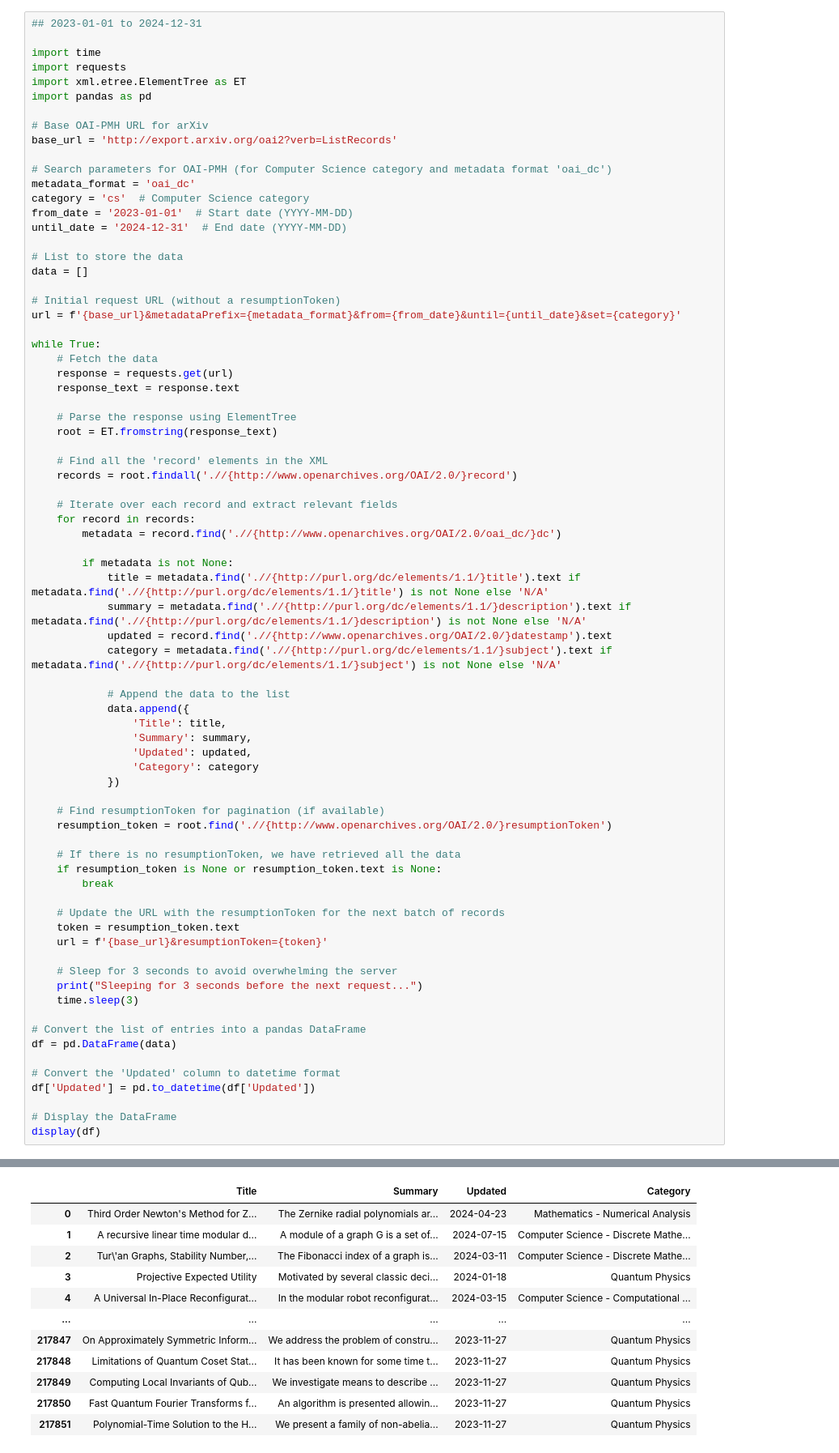
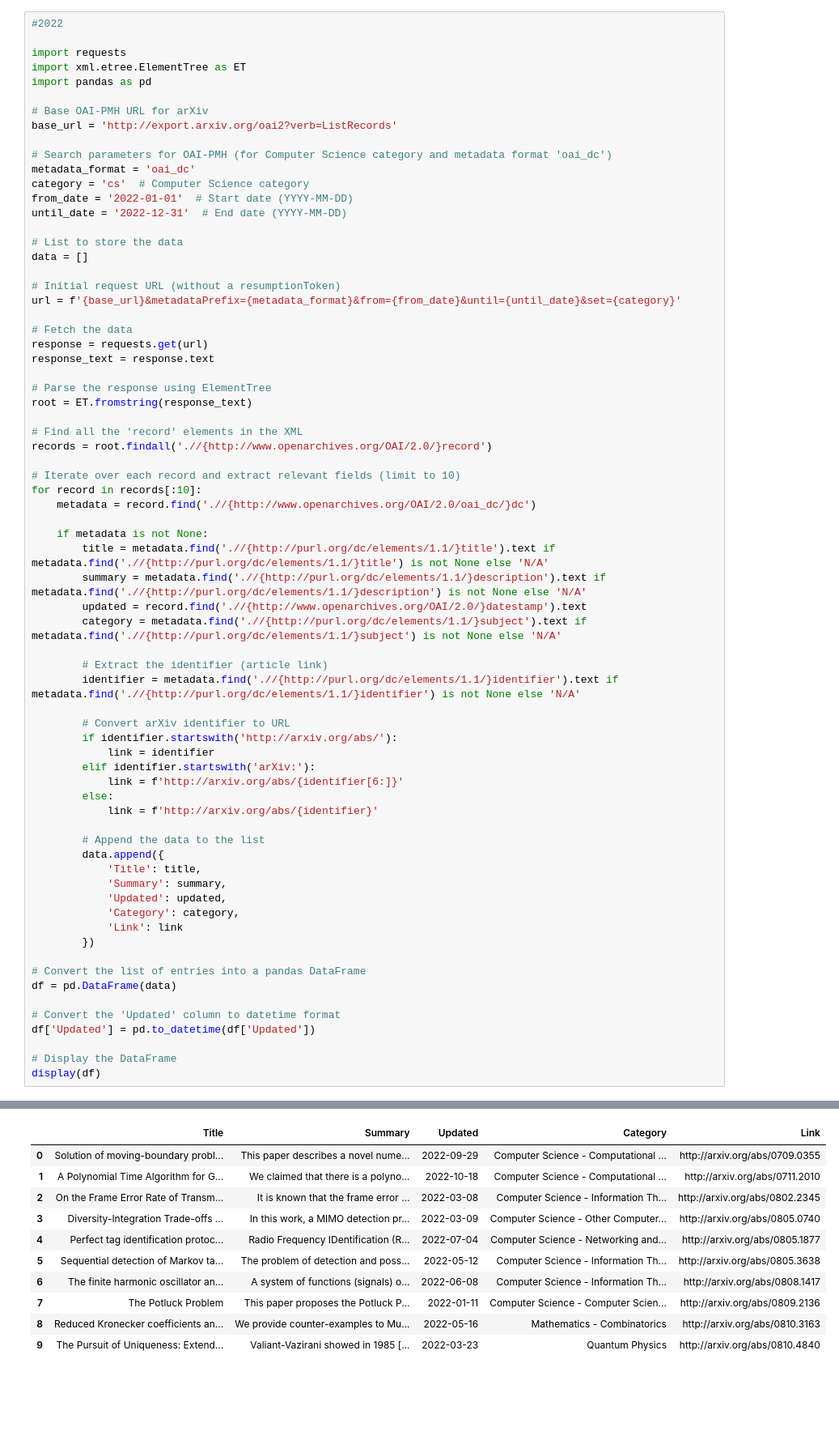
Before and after one commit to wbcmthh42/plp_practice_proj, a Jupyter notebook: arxiv/retrieve_papers_with_link.ipynb, the cells around one changed output, grey strips where cells are left out. Shown at 81% size. Drawn from its saved outputs; the diff is of its cells as text; blank space fills up the shorter version.

Commit message:
update notebook to retreive articles links

```diff
--- a/arxiv/retrieve_papers_with_link.ipynb
+++ b/arxiv/retrieve_papers_with_link.ipynb
@@ -8,9 +8,8 @@ Requirement already satisfied: sgmllib3k in /opt/anaconda3/lib/python3.11/site-p
 # %% [markdown]
 ## Filtering Search to only Papers under the category: CS
 # %%
-## 2023-01-01 to 2024-12-31
+#2022
 
-import time
 import requests
 import xml.etree.ElementTree as ET
 import pandas as pd
@@ -21,8 +20,8 @@ base_url = 'http://export.arxiv.org/oai2?verb=ListRecords'
 # Search parameters for OAI-PMH (for Computer Science category and metadata format 'oai_dc')
 metadata_format = 'oai_dc'
 category = 'cs'  # Computer Science category
-from_date = '2023-01-01'  # Start date (YYYY-MM-DD)
-until_date = '2024-12-31'  # End date (YYYY-MM-DD)
+from_date = '2022-01-01'  # Start date (YYYY-MM-DD)
+until_date = '2022-12-31'  # End date (YYYY-MM-DD)
 
 # List to store the data
 data = []
@@ -30,49 +29,45 @@ data = []
 # Initial request URL (without a resumptionToken)
 url = f'{base_url}&metadataPrefix={metadata_format}&from={from_date}&until={until_date}&set={category}'
 
-while True:
-    # Fetch the data
-    response = requests.get(url)
-    response_text = response.text
+# Fetch the data
+response = requests.get(url)
+response_text = response.text
 
-    # Parse the response using ElementTree
-    root = ET.fromstring(response_text)
+# Parse the response using ElementTree
+root = ET.fromstring(response_text)
 
-    # Find all the 'record' elements in the XML
-    records = root.findall('.//{http://www.openarchives.org/OAI/2.0/}record')
+# Find all the 'record' elements in the XML
+records = root.findall('.//{http://www.openarchives.org/OAI/2.0/}record')
 
-    # Iterate over each record and extract relevant fields
-    for record in records:
-        metadata = record.find('.//{http://www.openarchives.org/OAI/2.0/oai_dc/}dc')
+# Iterate over each record and extract relevant fields (limit to 10)
+for record in records[:10]:
+    metadata = record.find('.//{http://www.openarchives.org/OAI/2.0/oai_dc/}dc')
 
-        if metadata is not None:
-            title = metadata.find('.//{http://purl.org/dc/elements/1.1/}title').text if metadata.find('.//{http://purl.org/dc/elements/1.1/}title') is not None else 'N/A'
-            summary = metadata.find('.//{http://purl.org/dc/elements/1.1/}description').text if metadata.find('.//{http://purl.org/dc/elements/1.1/}description') is not None else 'N/A'
-            updated = record.find('.//{http://www.openarchives.org/OAI/2.0/}datestamp').text
-            category = metadata.find('.//{http://purl.org/dc/elements/1.1/}subject').text if metadata.find('.//{http://purl.org/dc/elements/1.1/}subject') is not None else 'N/A'
+    if metadata is not None:
+        title = metadata.find('.//{http://purl.org/dc/elements/1.1/}title').text if metadata.find('.//{http://purl.org/dc/elements/1.1/}title') is not None else 'N/A'
+        summary = metadata.find('.//{http://purl.org/dc/elements/1.1/}description').text if metadata.find('.//{http://purl.org/dc/elements/1.1/}description') is not None else 'N/A'
+        updated = record.find('.//{http://www.openarchives.org/OAI/2.0/}datestamp').text
+        category = metadata.find('.//{http://purl.org/dc/elements/1.1/}subject').text if metadata.find('.//{http://purl.org/dc/elements/1.1/}subject') is not None else 'N/A'
 
-            # Append the data to the list
-            data.append({
-                'Title': title,
-                'Summary': summary,
-                'Updated': updated,
-                'Category': category
-            })
+        # Extract the identifier (article link)
+        identifier = metadata.find('.//{http://purl.org/dc/elements/1.1/}identifier').text if metadata.find('.//{http://purl.org/dc/elements/1.1/}identifier') is not None else 'N/A'
 
-    # Find resumptionToken for pagination (if available)
-    resumption_token = root.find('.//{http://www.openarchives.org/OAI/2.0/}resumptionToken')
+        # Convert arXiv identifier to URL
+        if identifier.startswith('http://arxiv.org/abs/'):
+            link = identifier
+        elif identifier.startswith('arXiv:'):
+            link = f'http://arxiv.org/abs/{identifier[6:]}'
+        else:
+            link = f'http://arxiv.org/abs/{identifier}'
 
-    # If there is no resumptionToken, we have retrieved all the data
-    if resumption_token is None or resumption_token.text is None:
-        break
-
-    # Update the URL with the resumptionToken for the next batch of records
-    token = resumption_token.text
-    url = f'{base_url}&resumptionToken={token}'
-
-    # Sleep for 3 seconds to avoid overwhelming the server
-    print("Sleeping for 3 seconds before the next request...")
-    time.sleep(3)
+        # Append the data to the list
+        data.append({
+            'Title': title,
+            'Summary': summary,
+            'Updated': updated,
+            'Category': category,
+            'Link': link
+        })
 
 # Convert the list of entries into a pandas DataFrame
 df = pd.DataFrame(data)
@@ -103,12 +81,11 @@ Sleeping for 3 seconds before the next request...
-|  | Title | Summary | Updated | Category |
-| 0 | Third Order Newton's Method for Z... | The Zernike radial polynomials ar... | 2024-04-23 | Mathematics - Numerical Analysis |
-| 1 | A recursive linear time modular d... | A module of a graph G is a set of... | 2024-07-15 | Computer Science - Discrete Mathe... |
-| 2 | Tur\'an Graphs, Stability Number,... | The Fibonacci index of a graph is... | 2024-03-11 | Computer Science - Discrete Mathe... |
-| 3 | Projective Expected Utility | Motivated by several classic deci... | 2024-01-18 | Quantum Physics |
-| 4 | A Universal In-Place Reconfigurat... | In the modular robot reconfigurat... | 2024-03-15 | Computer Science - Computational ... |
-| ... | ... | ... | ... | ... |
-| 217847 | On Approximately Symmetric Inform... | We address the problem of constru... | 2023-11-27 | Quantum Physics |
-| 217848 | Limitations of Quantum Coset Stat... | It has been known for some time t... | 2023-11-27 | Quantum Physics |
-| 217849 | Computing Local Invariants of Qub... | We investigate means to describe ... | 2023-11-27 | Quantum Physics |
-| 217850 | Fast Quantum Fourier Transforms f... | An algorithm is presented allowin... | 2023-11-27 | Quantum Physics |
-| 217851 | Polynomial-Time Solution to the H... | We present a family of non-abelia... | 2023-11-27 | Quantum Physics |
+|  | Title | Summary | Updated | Category | Link |
+| 0 | Solution of moving-boundary probl... | This paper describes a novel nume... | 2022-09-29 | Computer Science - Computational ... | http://arxiv.org/abs/0709.0355 |
+| 1 | A Polynomial Time Algorithm for G... | We claimed that there is a polyno... | 2022-10-18 | Computer Science - Computational ... | http://arxiv.org/abs/0711.2010 |
+| 2 | On the Frame Error Rate of Transm... | It is known that the frame error ... | 2022-03-08 | Computer Science - Information Th... | http://arxiv.org/abs/0802.2345 |
+| 3 | Diversity-Integration Trade-offs ... | In this work, a MIMO detection pr... | 2022-03-09 | Computer Science - Other Computer... | http://arxiv.org/abs/0805.0740 |
+| 4 | Perfect tag identification protoc... | Radio Frequency IDentification (R... | 2022-07-04 | Computer Science - Networking and... | http://arxiv.org/abs/0805.1877 |
+| 5 | Sequential detection of Markov ta... | The problem of detection and poss... | 2022-05-12 | Computer Science - Information Th... | http://arxiv.org/abs/0805.3638 |
+| 6 | The finite harmonic oscillator an... | A system of functions (signals) o... | 2022-06-08 | Computer Science - Information Th... | http://arxiv.org/abs/0808.1417 |
+| 7 | The Potluck Problem | This paper proposes the Potluck P... | 2022-01-11 | Computer Science - Computer Scien... | http://arxiv.org/abs/0809.2136 |
+| 8 | Reduced Kronecker coefficients an... | We provide counter-examples to Mu... | 2022-05-16 | Mathematics - Combinatorics | http://arxiv.org/abs/0810.3163 |
+| 9 | The Pursuit of Uniqueness: Extend... | Valiant-Vazirani showed in 1985 [... | 2022-03-23 | Quantum Physics | http://arxiv.org/abs/0810.4840 |
```
Also changed, not shown: parts of 1 cell of this notebook.
